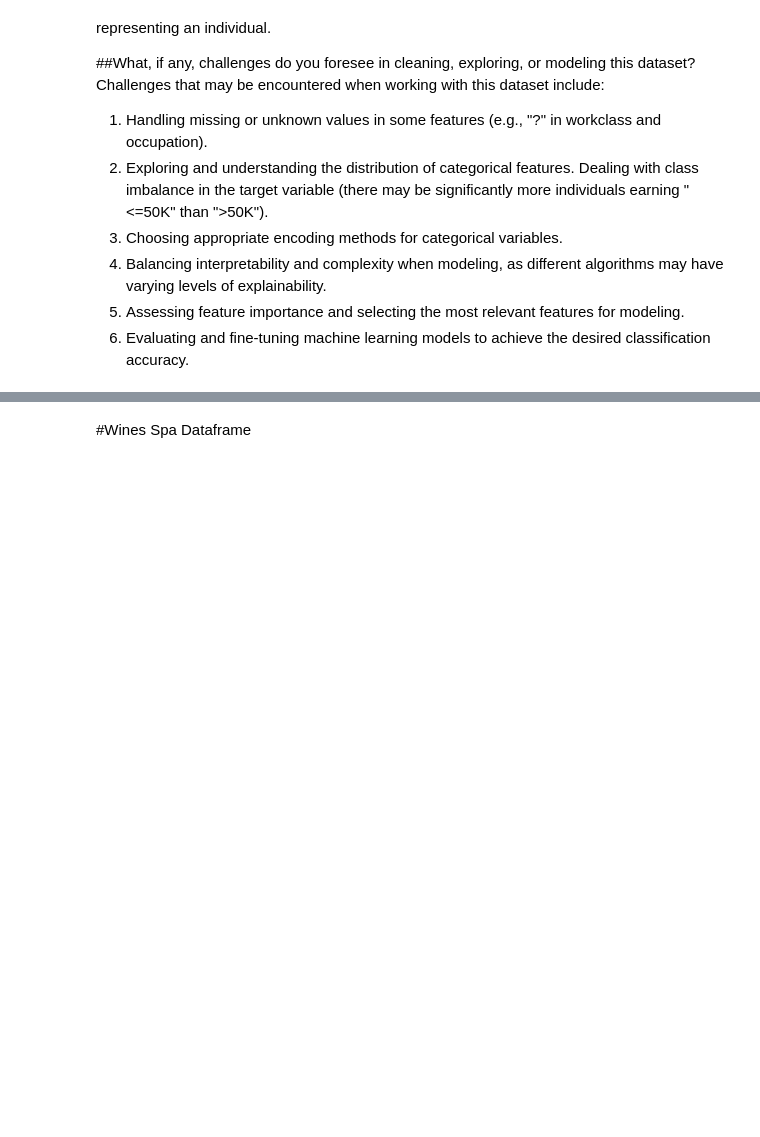
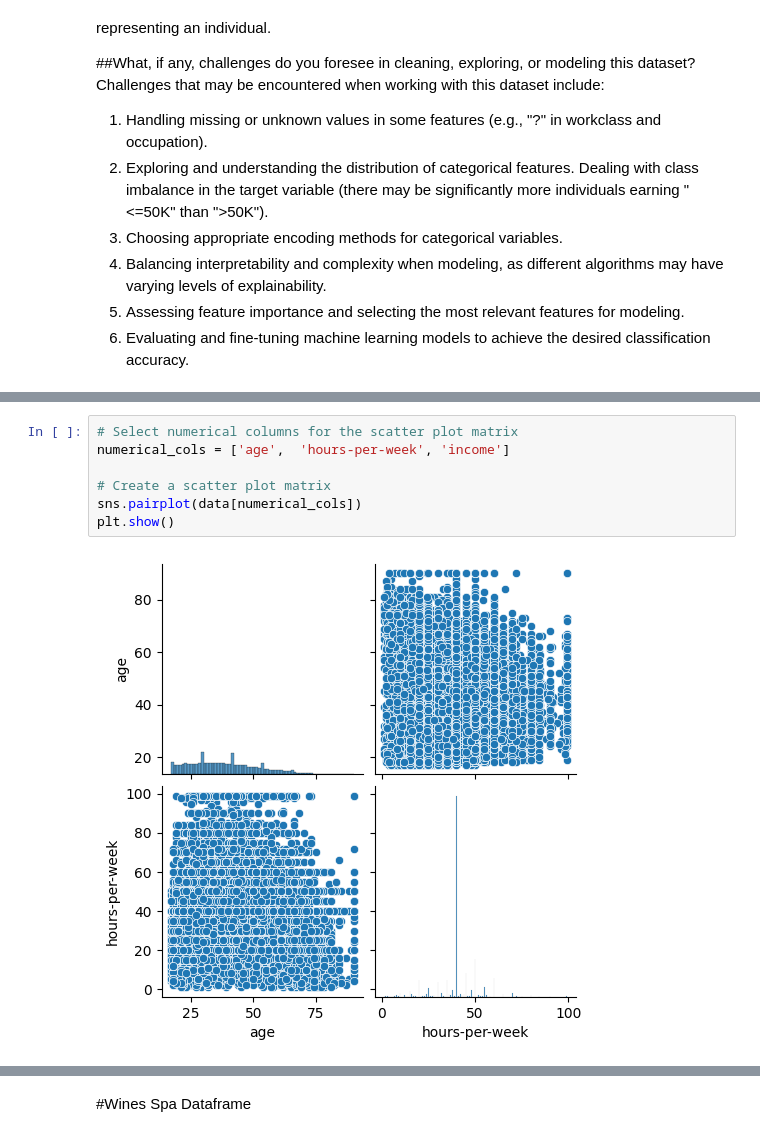
Before and after one commit to OleFlow/MechineLearning, a Jupyter notebook: Project_Core.ipynb, the cells around one changed output, grey strips where cells are left out. Drawn from its saved outputs; the diff is of its cells as text; blank space fills up the shorter version.

```diff
--- a/Project_Core.ipynb
+++ b/Project_Core.ipynb
@@ -102,0 +135,9 @@ Index(['age', 'workclass', 'fnlwgt', 'education', 'educational-num',
+# %%
+# Select numerical columns for the scatter plot matrix
+numerical_cols = ['age',  'hours-per-week', 'income']
+
+# Create a scatter plot matrix
+sns.pairplot(data[numerical_cols])
+plt.show()
+# %% [output]
+[figure, added]
```
Also changed, not shown: parts of 7 cells of this notebook.
